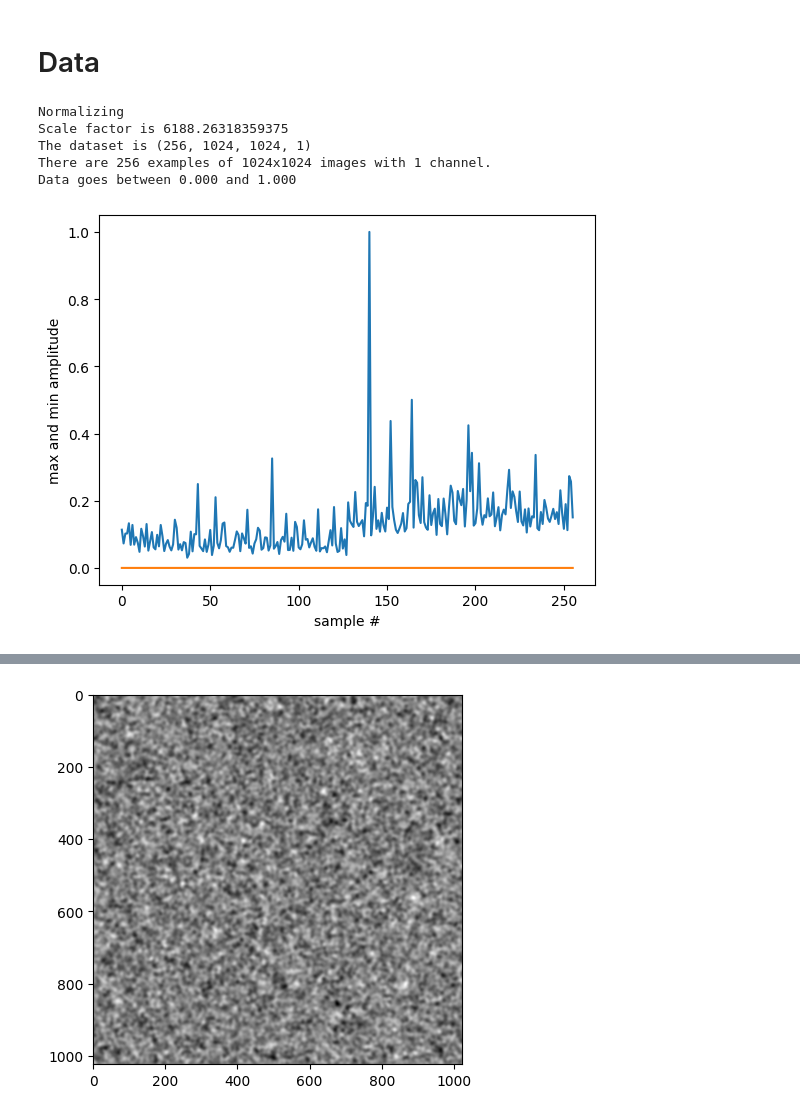
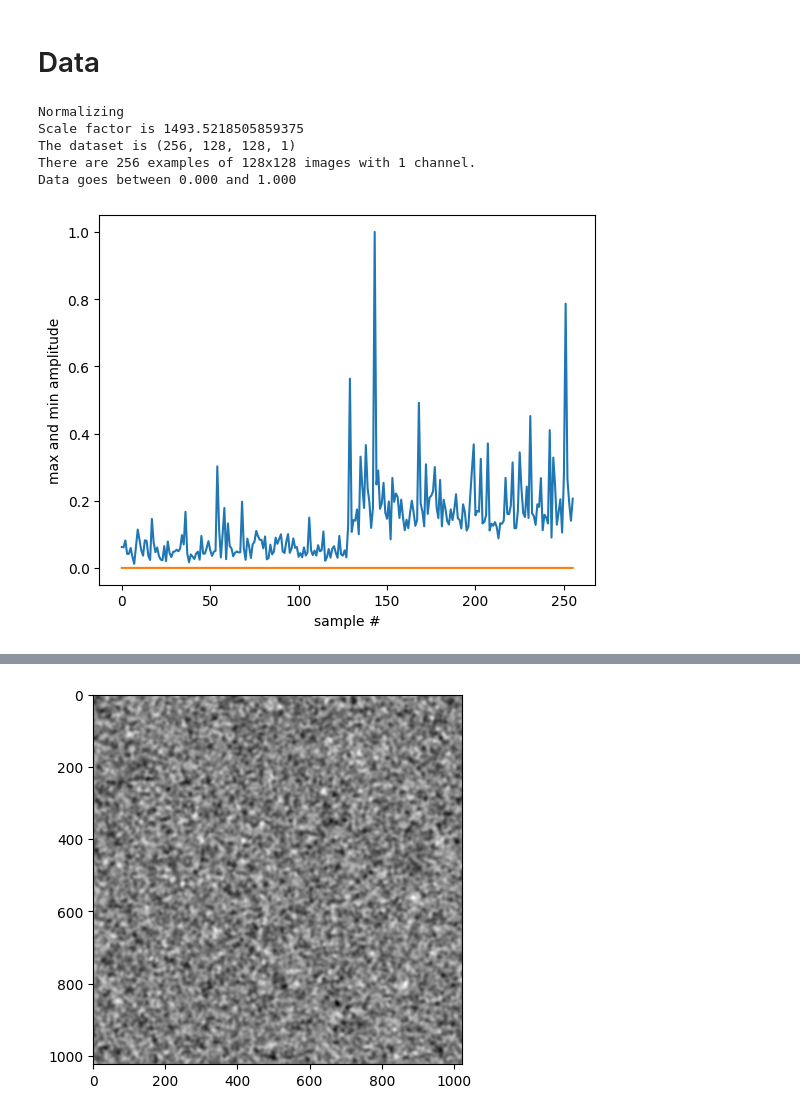
Before and after one commit to XxkmoxX/ML_variational_autoencoder, a Jupyter notebook: vae_connectivity.ipynb, the cells around one changed output, grey strips where cells are left out. Drawn from its saved outputs; the diff is of its cells as text; code cells hidden in the pictures.

```diff
--- a/vae_connectivity.ipynb
+++ b/vae_connectivity.ipynb
@@ -205,8 +205,9 @@ def PlotSub(X,vmin=None,vmax=None):
 # %% [markdown]
 # Data
 # %%
-data_1 = jnp.load("/home/chris/projects/ml/Y-TEC/medios_1024cont/X_1024L_ICS_2.npy") # load the dataset
-data_2 = jnp.load("/home/chris/projects/ml/Y-TEC/medios_1024cont/X_1024L_HCS_2.npy") # load the dataset
+data_1 = jnp.load("/home/chris/projects/ml/ML_variational_autoencoder/medios_128Lcont/X_128L_ics_2.npy") # load the dataset
+
+data_2 = jnp.load("/home/chris/projects/ml/ML_variational_autoencoder/medios_128Lcont/X_128L_hcs_2.npy") # load the dataset
 data   = jnp.concatenate([data_1, data_2], axis=0)    # use all available images
 data   = jnp.expand_dims(data, axis=-1)  # put "1" in the last dimension (number of channels)
 
@@ -240,37 +241,37 @@ how_many_nans = jnp.sum(jnp.isnan(data),axis=[0,1,2,3]) # how many NaNs are pres
 
 #data0 = jnp.copy(data) # to use max and min of the true images to compare results of decoding with true images
 
 # Normalizing
 print("Normalizing")
 data_N  =  jnp.abs(data).max() #data_N  =  jnp.abs(data).max(axis=[0,1,2,3],keepdims=True) #.reshape(-1,1,1,1)
 ##data_N  =  data.mean(axis=[1,2,3],keepdims=True) #.reshape(-1,1,1,1) # This brings hell !
 #data_N  =  jnp.abs(data).max(axis=[1,2,3],keepdims=True) #.reshape(-1,1,1,1)
 print(f"Scale factor is {data_N}")
 data = data / data_N   # normalize to [0,+1] (a nice range for a sigmoid(.) )
 #data  = MaxMinScaler(data,0.01,1)
 
 if how_many_nans > 0 : print(f"Warning!: There are {how_many_nans} NaNs in the dataset")
 
 print(f"The dataset is {data.shape}")  # [ batch, W, H, channels]
 print(f"There are {data.shape[0]} examples of {data.shape[1]}x{data.shape[2]} images with {data.shape[-1]} channel.")
 print(f"Data goes between {data.min():.3f} and {data.max():.3f}")
 
 
 # Check that EACH image is between 0 and 1
 
 plt.figure()
 plt.plot(data.max(axis=[1,2,3],keepdims=True).squeeze())
 plt.plot(data.min(axis=[1,2,3],keepdims=True).squeeze())
 plt.xlabel("sample #")
 plt.ylabel("max and min amplitude")
 plt.show()
 # %% [output]
 Normalizing
-Scale factor is 6188.26318359375
-The dataset is (256, 1024, 1024, 1)
-There are 256 examples of 1024x1024 images with 1 channel.
+Scale factor is 1493.5218505859375
+The dataset is (256, 128, 128, 1)
+There are 256 examples of 128x128 images with 1 channel.
 Data goes between 0.000 and 1.000
-[figure, old version]
+[figure, new version]
 # %%
 del data_1
 del data_2
```
Also changed, not shown: parts of 13 cells of this notebook, 2 other files.
